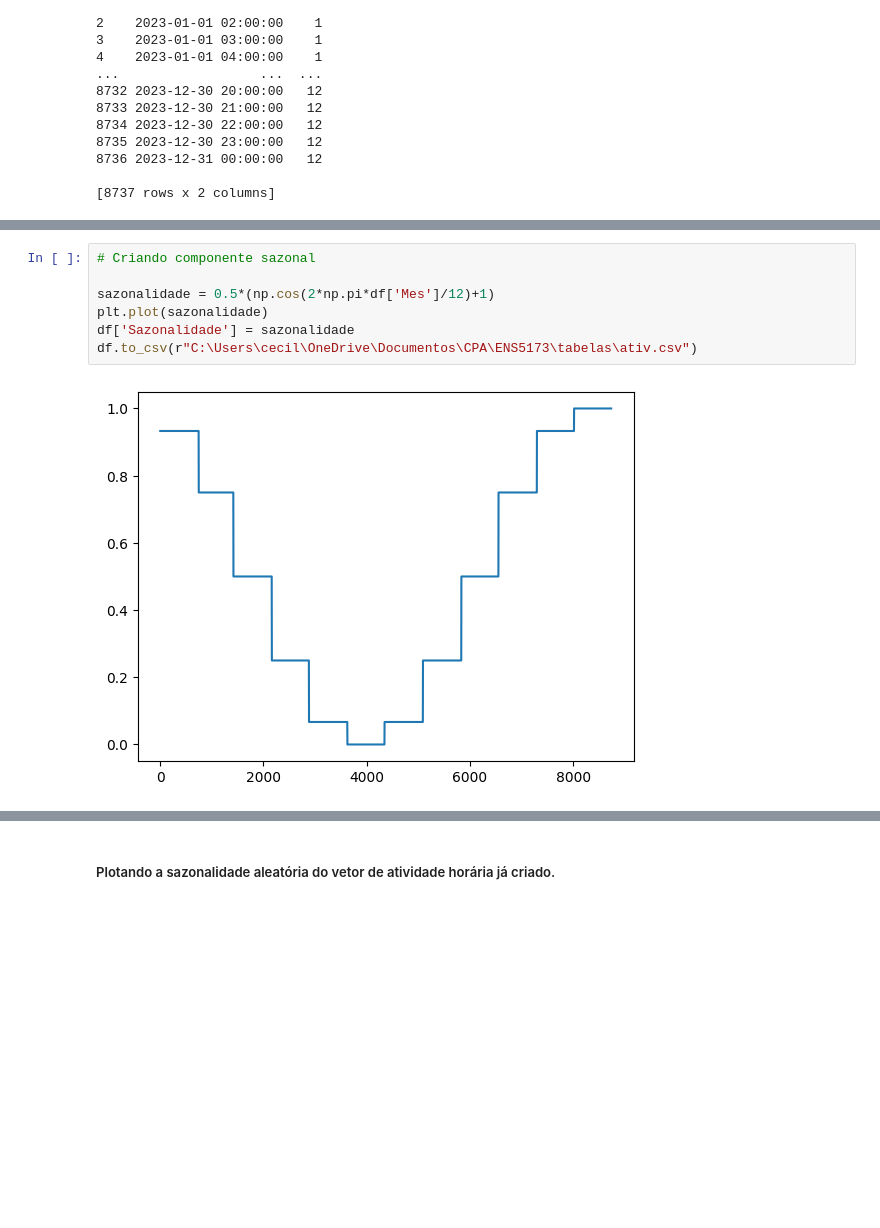
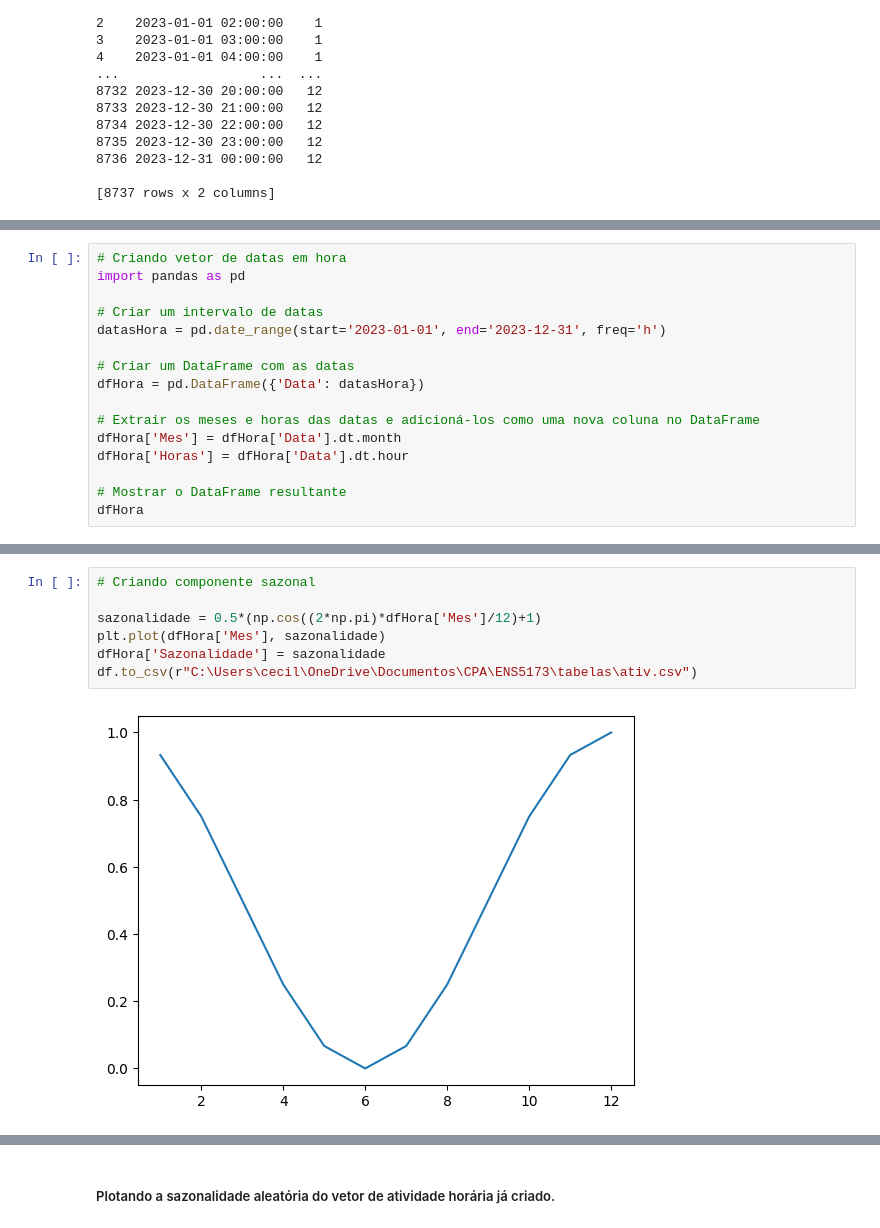
Before and after one commit to martinscica/ENS5173, a Jupyter notebook: Atividade01_Bruno_Cecilia.ipynb, the cells around one changed output, grey strips where cells are left out. Drawn from its saved outputs; the diff is of its cells as text; blank space fills up the shorter version.

```diff
--- a/Atividade01_Bruno_Cecilia.ipynb
+++ b/Atividade01_Bruno_Cecilia.ipynb
@@ -170,2 +170,18 @@ df.to_csv(r"C:\Users\cecil\OneDrive\Documentos\CPA\ENS5173\tabelas\ativ.csv")
 
 [8737 rows x 3 columns]
+# %%
+# Criando vetor de datas em hora
+import pandas as pd
+
+# Criar um intervalo de datas
+datasHora = pd.date_range(start='2023-01-01', end='2023-12-31', freq='h')
+
+# Criar um DataFrame com as datas
+dfHora = pd.DataFrame({'Data': datasHora})
+
+# Extrair os meses e horas das datas e adicioná-los como uma nova coluna no DataFrame
+dfHora['Mes'] = dfHora['Data'].dt.month
+dfHora['Horas'] = dfHora['Data'].dt.hour
+
+# Mostrar o DataFrame resultante
+dfHora
@@ -172,12 +202,12 @@ df.to_csv(r"C:\Users\cecil\OneDrive\Documentos\CPA\ENS5173\tabelas\ativ.csv")
 # %%
 # Criando componente sazonal
 
-sazonalidade = 0.5*(np.cos(2*np.pi*df['Mes']/12)+1)
-plt.plot(sazonalidade)
-df['Sazonalidade'] = sazonalidade
+sazonalidade = 0.5*(np.cos((2*np.pi)*dfHora['Mes']/12)+1)
+plt.plot(dfHora['Mes'], sazonalidade)
+dfHora['Sazonalidade'] = sazonalidade
 df.to_csv(r"C:\Users\cecil\OneDrive\Documentos\CPA\ENS5173\tabelas\ativ.csv")
 # %% [output]
-[figure, old version]
+[figure, new version]
 # %%
 # Valores de atividade máx e mín com sazonalidade
 
```
Also changed, not shown: parts of 8 cells of this notebook.
